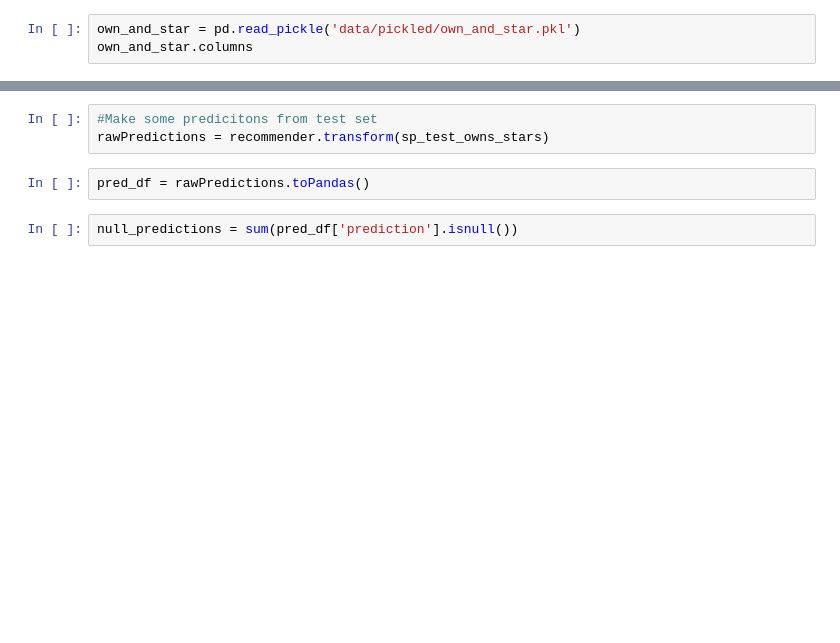
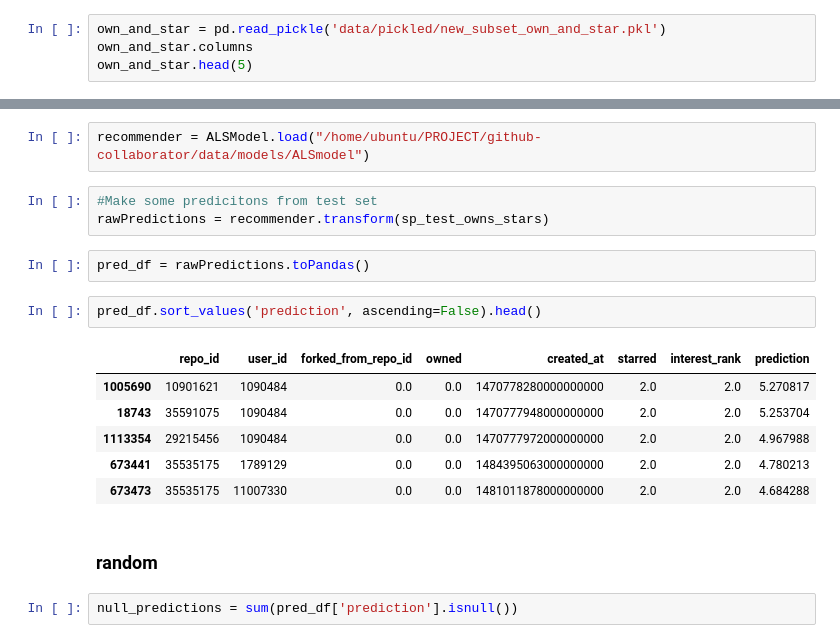
Before and after one commit to caitriggs/github-collaborator, a Jupyter notebook: ALS_modeling.ipynb, the cells around one changed output, grey strips where cells are left out. Saved outputs shown, nothing was run; the diff lists cells and outputs as text; blank space fills up the shorter version.

```diff
--- a/ALS_modeling.ipynb
+++ b/ALS_modeling.ipynb
@@ -220,4 +218,5 @@ IllegalArgumentException: u"Error while instantiating 'org.apache.spark.sql.hive
 # %%
-own_and_star = pd.read_pickle('data/pickled/own_and_star.pkl')
+own_and_star = pd.read_pickle('data/pickled/new_subset_own_and_star.pkl')
 own_and_star.columns
+own_and_star.head(5)
 # %% [output]
@@ -277,8 +282,21 @@ recommender = model.fit(sp_entire_dataset)
+# %%
+recommender = ALSModel.load("/home/ubuntu/PROJECT/github-collaborator/data/models/ALSmodel")
 # %%
 #Make some predicitons from test set
 rawPredictions = recommender.transform(sp_test_owns_stars)
 # %%
 pred_df = rawPredictions.toPandas()
+# %%
+pred_df.sort_values('prediction', ascending=False).head()
+# %% [output]
+|  | repo_id | user_id | forked_from_repo_id | owned | created_at | starred | interest_rank | prediction |
+| 1005690 | 10901621 | 1090484 | 0.0 | 0.0 | 1470778280000000000 | 2.0 | 2.0 | 5.270817 |
+| 18743 | 35591075 | 1090484 | 0.0 | 0.0 | 1470777948000000000 | 2.0 | 2.0 | 5.253704 |
+| 1113354 | 29215456 | 1090484 | 0.0 | 0.0 | 1470777972000000000 | 2.0 | 2.0 | 4.967988 |
+| 673441 | 35535175 | 1789129 | 0.0 | 0.0 | 1484395063000000000 | 2.0 | 2.0 | 4.780213 |
+| 673473 | 35535175 | 11007330 | 0.0 | 0.0 | 1481011878000000000 | 2.0 | 2.0 | 4.684288 |
+# %% [markdown]
+### random
 # %%
 null_predictions = sum(pred_df['prediction'].isnull())
 # %%
```
Also changed, not shown: parts of 33 cells of this notebook, 2 other files.
